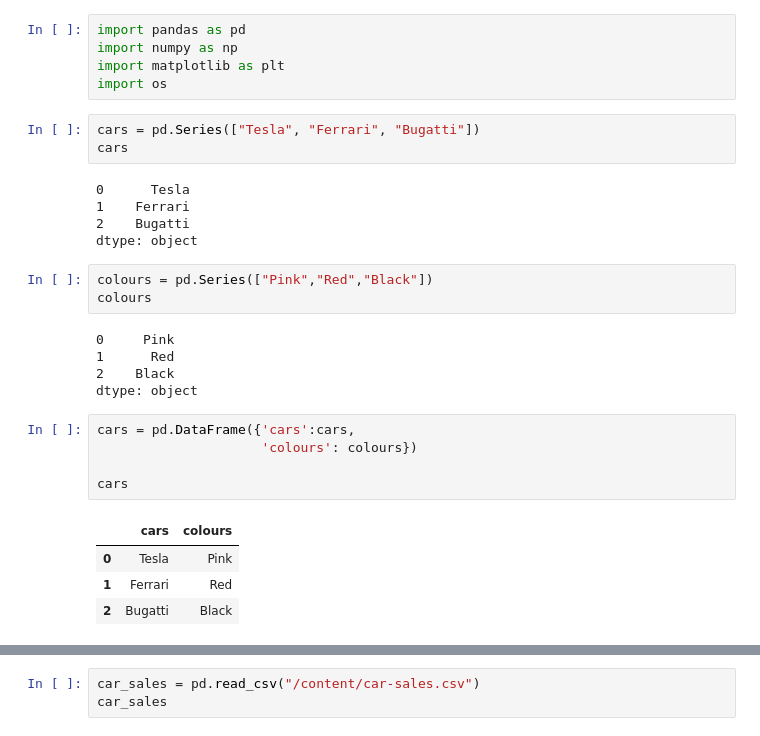
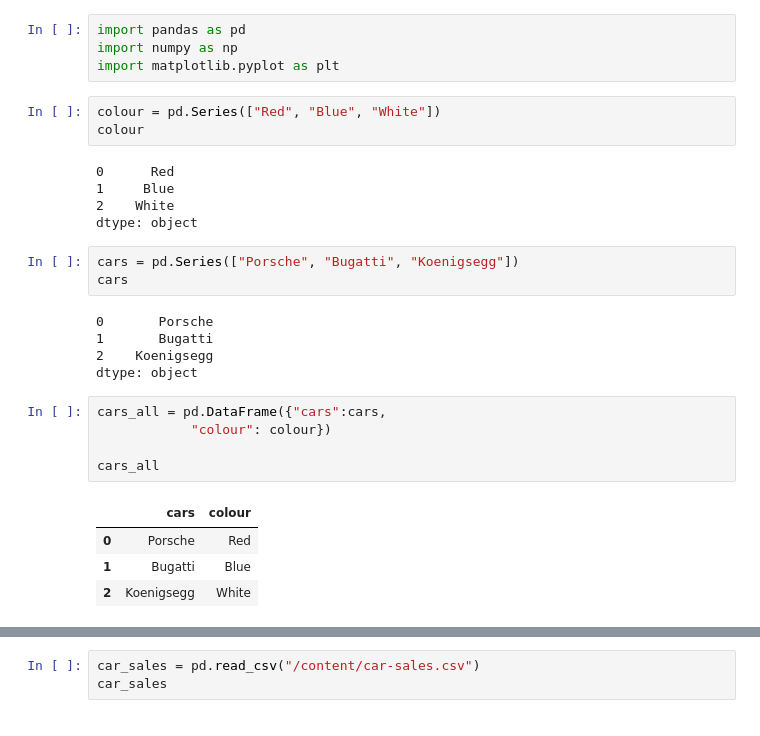
Before and after one commit to databyhuseyn/DataAnalysis, a Jupyter notebook: introduction_to_pandas.ipynb, the cells around one changed output, grey strips where cells are left out. Cells and saved outputs as stored; diff of their text form.

```diff
--- a/introduction_to_pandas.ipynb
+++ b/introduction_to_pandas.ipynb
@@ -3,34 +3,33 @@
 # %%
 import pandas as pd
 import numpy as np
-import matplotlib as plt
-import os
+import matplotlib.pyplot as plt
+# %%
+colour = pd.Series(["Red", "Blue", "White"])
+colour
+# %% [output]
+0      Red
+1     Blue
+2    White
+dtype: object
 # %%
-cars = pd.Series(["Tesla", "Ferrari", "Bugatti"])
+cars = pd.Series(["Porsche", "Bugatti", "Koenigsegg"])
 cars
 # %% [output]
-0      Tesla
-1    Ferrari
-2    Bugatti
+0       Porsche
+1       Bugatti
+2    Koenigsegg
 dtype: object
-# %%
-colours = pd.Series(["Pink","Red","Black"])
-colours
-# %% [output]
-0     Pink
-1      Red
-2    Black
-dtype: object
 # %%
-cars = pd.DataFrame({'cars':cars,
-                     'colours': colours})
+cars_all = pd.DataFrame({"cars":cars,
+            "colour": colour})
 
-cars
+cars_all
 # %% [output]
-|  | cars | colours |
-| 0 | Tesla | Pink |
-| 1 | Ferrari | Red |
-| 2 | Bugatti | Black |
+|  | cars | colour |
+| 0 | Porsche | Red |
+| 1 | Bugatti | Blue |
+| 2 | Koenigsegg | White |
 # %%
 !wget https://raw.githubusercontent.com/Rstam59/TaskDataRepoForStudents/main/car-sales.csv
 # %% [output]
```
Also changed, not shown: parts of 28 cells of this notebook.
